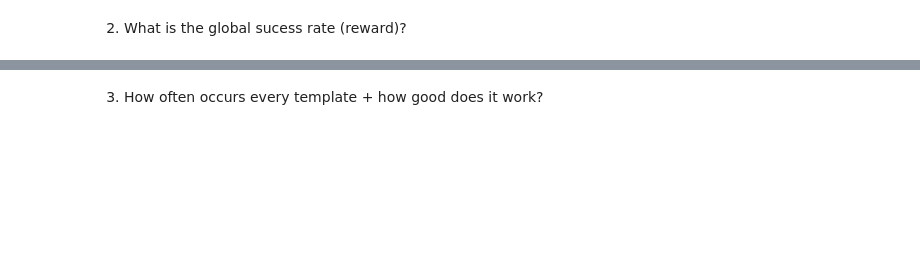
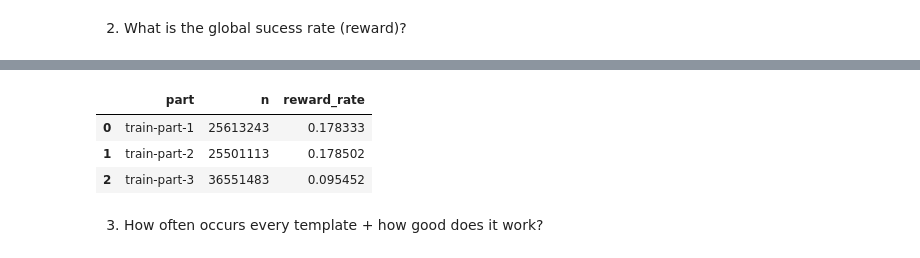
Before and after one commit to Circ04/Datathon2026_LogivLlama, a Jupyter notebook: Datathon_analysis_Fausto.ipynb, the cells around one changed output, grey strips where cells are left out. Cells and saved outputs as stored; diff of their text form; code cells hidden in the pictures; blank space fills up the shorter version.

```diff
--- a/Datathon_analysis_Fausto.ipynb
+++ b/Datathon_analysis_Fausto.ipynb
@@ -54,3 +53,18 @@ FROM read_parquet('{path}')
+# %%
+con.execute(f"""
+SELECT
+  regexp_extract(filename, 'train-part-\\d+', 0) AS part,
+  COUNT(*) AS n,
+  AVG(CAST(session_end_completed AS INT)) AS reward_rate
+FROM read_parquet('{path}', filename=true)
+GROUP BY 1
+ORDER BY 1
+""").df()
+# %% [output]
+|  | part | n | reward_rate |
+| 0 | train-part-1 | 25613243 | 0.178333 |
+| 1 | train-part-2 | 25501113 | 0.178502 |
+| 2 | train-part-3 | 36551483 | 0.095452 |
 # %% [markdown]
 3) How often occurs every template + how good does it work?
 # %%
```
Also changed, not shown: parts of 32 cells of this notebook.
